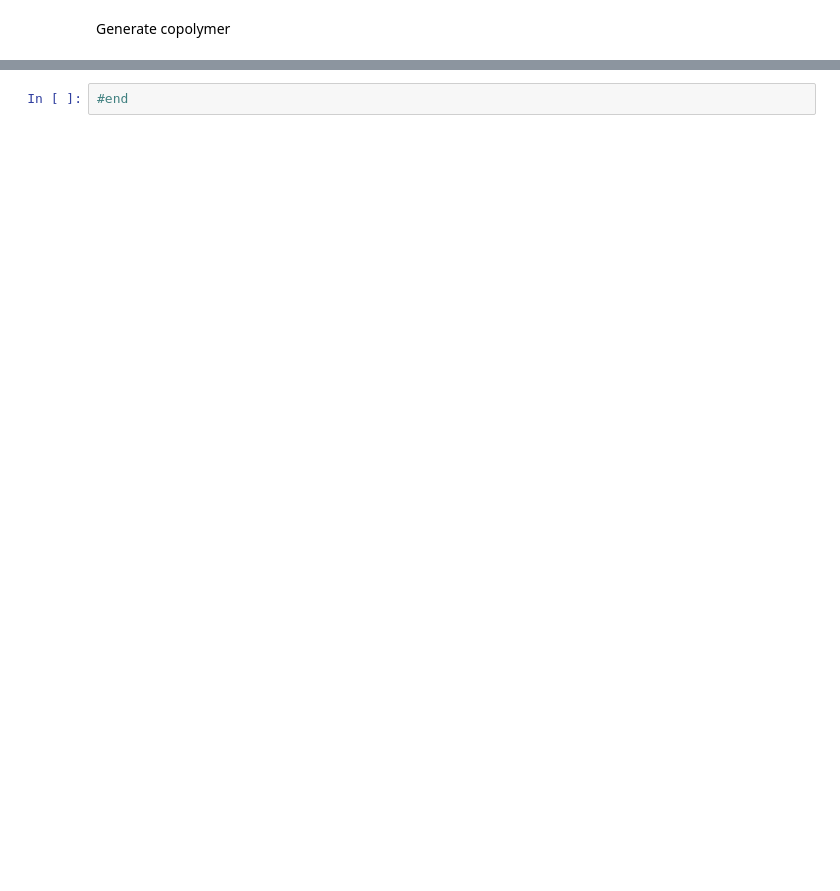
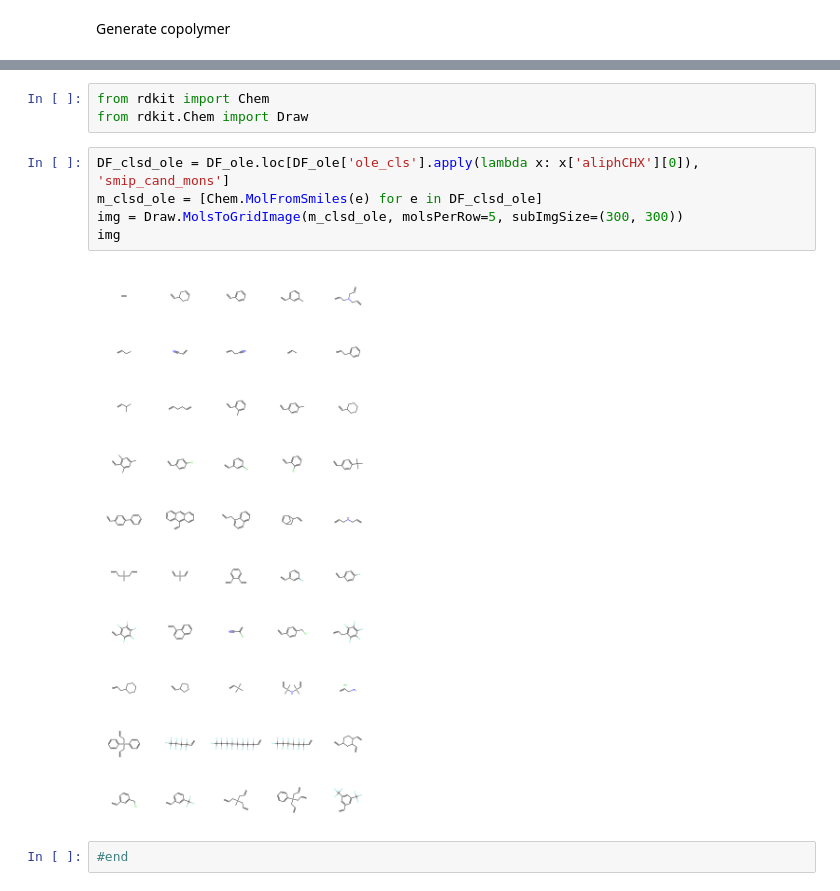
Before and after one commit to PEJpOhno/SMiPoly, a Jupyter notebook: sample_script/sample_smip_demo3.ipynb, the cells around one changed output, grey strips where cells are left out. Saved outputs shown, nothing was run; the diff lists cells and outputs as text; blank space fills up the shorter version.

```diff
--- a/sample_script/sample_smip_demo3.ipynb
+++ b/sample_script/sample_smip_demo3.ipynb
@@ -199,2 +124,12 @@ Number of generated (co)polymer,  2  component(s) system :  4,500
+# %%
+from rdkit import Chem
+from rdkit.Chem import Draw
+# %%
+DF_clsd_ole = DF_ole.loc[DF_ole['ole_cls'].apply(lambda x: x['aliphCHX'][0]), 'smip_cand_mons']
+m_clsd_ole = [Chem.MolFromSmiles(e) for e in DF_clsd_ole]
+img = Draw.MolsToGridImage(m_clsd_ole, molsPerRow=5, subImgSize=(300, 300))
+img
+# %% [output]
+[figure, added]
 # %%
 #end
```
Also changed, not shown: parts of 9 cells of this notebook.
